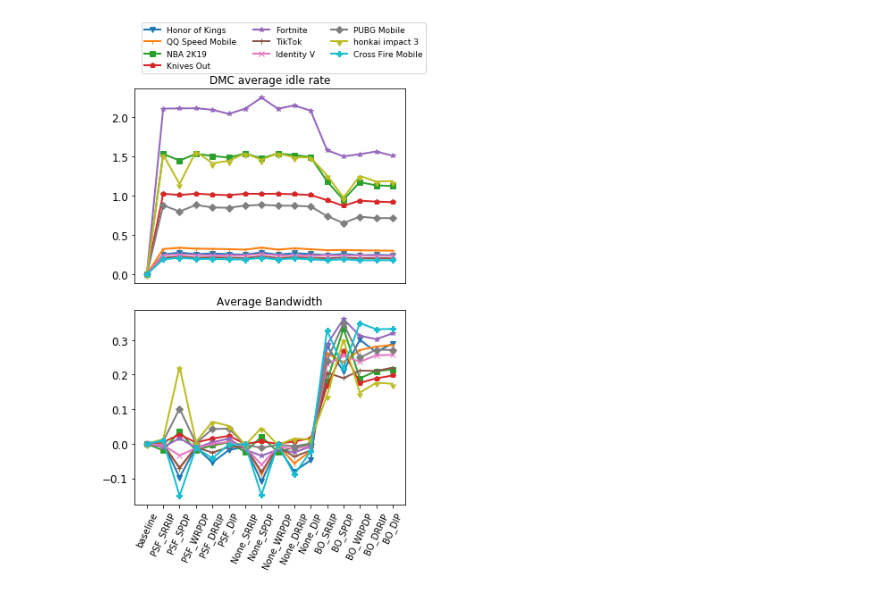
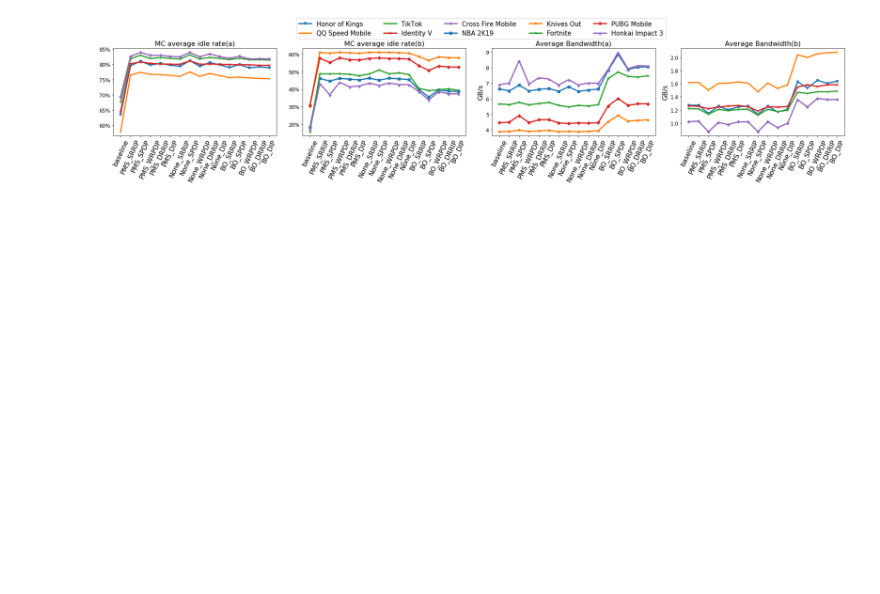
Before and after one commit to SeanLi-OI/Jupyter-Notebook, a Jupyter notebook: Figure.ipynb, the cells around one changed output. Cells and saved outputs as stored; diff of their text form; code cells hidden in the pictures; blank space fills up the shorter version.

Commit message:
New Figure

```diff
--- a/Figure.ipynb
+++ b/Figure.ipynb
@@ -7,68 +7,82 @@ from matplotlib import pyplot as plt
 file = 'sms_400us_poe.xlsx'
 data = xlrd.open_workbook(file)
 table = data.sheet_by_name('Summary')
-FIG_DIR = "C:/Users/dx/Desktop/ASPLOS/FIG/"
+FIG_DIR = "C:/Users/dx/Desktop/POE-ASPLOS-V14.1/POE-ASPLOS-V14.1/Figure/"
 
-
+plt.style.use('default');
 
 DMCidle = np.array(table.col_values(15)[1:]).reshape(12,22)
 # %%
 rp_labels = ['SRRIP','SPDP','WRPDP','DRRIP','DIP']
-pf_labels = ['PSF','None','BO']
-ds_labels = ['Onmyoji','Honor of Kings','UC Browser','QQ Speed Mobile','NBA 2K19','Knives Out','Fortnite','TikTok','Identity V','PUBG Mobile','honkai impact 3','Cross Fire Mobile']
+pf_labels = ['PMS','None','BO']
+ds_labels = ['Onmyoji','Honor of Kings','UC Browser','QQ Speed Mobile','NBA 2K19','Knives Out','Fortnite','TikTok','Identity V','PUBG Mobile','Honkai Impact 3','Cross Fire Mobile']
 # %%
-## DMC average idle rate, Average Bandwidth
+
+from matplotlib.ticker import FuncFormatter
 
 params = {
             'axes.labelsize': '16',
-            'xtick.labelsize': '10',
+            'xtick.labelsize': '16',
             'ytick.labelsize': '12',
-            'lines.linewidth': '2',
-            'legend.fontsize': '14',
-            'figure.figsize': '5, 8'  # set figure size
+            'lines.linewidth': '3',
+            'legend.fontsize': '12',
+            'figure.figsize': '25, 5'  # set figure size
         }
 pylab.rcParams.update(params)
 
 col = [4,10,15]
 labels = ['baseline']
-titles = ["DMC average idle rate","Average Bandwidth","Power Reduction"]
+titles = ["MC average idle rate(a)","MC average idle rate(b)","Average Bandwidth(a)","Average Bandwidth(b)","Power Reduction"]
 markers = ['.','v','^','1','s','p','*','+','x','D',matplotlib.markers.CARETDOWNBASE,'P',',','h']
 for i in range(15):
     labels.append(pf_labels[int(i/5)] + '_' + rp_labels[int(i%5)])
 ###################################
 # a=np.array(table.col_values(15)[1:]).reshape(12,22)
 # b = a[:,1]
 
 # for i in range(12):
 #     a[i]=a[i] - b[i]
 
 
 ###################################
+
+
+def to_percent(temp, position):
+    return '%.0f'%(100*temp) + '%'
+
 j=0
-fig, axs = plt.subplots(nrows=2, ncols=1)
+fig, axs = plt.subplots(nrows=1, ncols=4)
+#for row in axs:
+#    for ax in row:
 for ax in axs:
-    DMCidle = np.array(table.col_values(col[j])[1:]).reshape(12,22)
-    DMCidle = np.concatenate(( DMCidle[:,0:7], DMCidle[:,12:22]), axis=1)
-    baseline = DMCidle[:,1]
-  #  print(DMCidle)
-    for i in range(12):
-        DMCidle[i]=(DMCidle[i] - baseline[i])/baseline[i]
-    for i in range(12):
-        if(i!=0 and i!=2 ):
-            ax.plot(labels, DMCidle[i,1:], label= ds_labels[i],marker = markers[i])
-    ax.set_title(titles[j])
-    if(j==1):
-        ax.set_xticks(np.arange(len(labels)))
-        ax.set_xticklabels(labels)
-        #plt.xticks(rotation=90)
-        for xtick in ax.get_xticklabels():
-            xtick.set_rotation(65)
-    else:
-        ax.set_xticks([])
-    j=j+1
+        DMCidle = np.array(table.col_values(col[j//2])[1:]).reshape(12,22)
+        DMCidle = np.concatenate(( DMCidle[:,0:7], DMCidle[:,12:22]), axis=1)
+        baseline = DMCidle[:,1]
+      #  print(DMCidle)
+        for i in range(12):
+            if(i!=0 and i!=2 ):
+                if (j==0 and DMCidle[i,1]>0.5) or (j==1 and DMCidle[i,1]<0.5) or (j==2 and DMCidle[i,1]>3) or (j==3 and DMCidle[i,1]<3):
+                    ax.plot(labels, DMCidle[i,1:], label= ds_labels[i],marker = markers[i])
+        ax.set_title(titles[j],fontsize=16)
+        if(j>1):
+            ax.set_ylabel("GB/s")
+            ax.set_xticks(np.arange(len(labels)))
+            ax.set_xticklabels(labels)
+            #plt.xticks(rotation=90)
+            for xtick in ax.get_xticklabels():
+                xtick.set_rotation(65)
+        else:
+            ax.set_xticks(np.arange(len(labels)))
+            ax.set_xticklabels(labels)
+            #plt.xticks(rotation=90)
+            for xtick in ax.get_xticklabels():
+                xtick.set_rotation(65)
+            ax.yaxis.set_major_formatter(FuncFormatter(to_percent))
+        if j==1:
+           fig.legend(bbox_to_anchor=(0.26,1.13),loc=2,prop={'size':15}, ncol=5) #
+        j=j+1
 fig.tight_layout()
-
-ax.legend(bbox_to_anchor=(0.01,2.5),loc=2,prop={'size':9}, ncol=3) #
+plt.savefig(FIG_DIR+"idle_bw_lx.pdf", bbox_inches="tight")
 plt.show()
 # %% [output]
-[figure, old version]
+[figure, new version]
```
Also changed, not shown: parts of 16 cells of this notebook.
